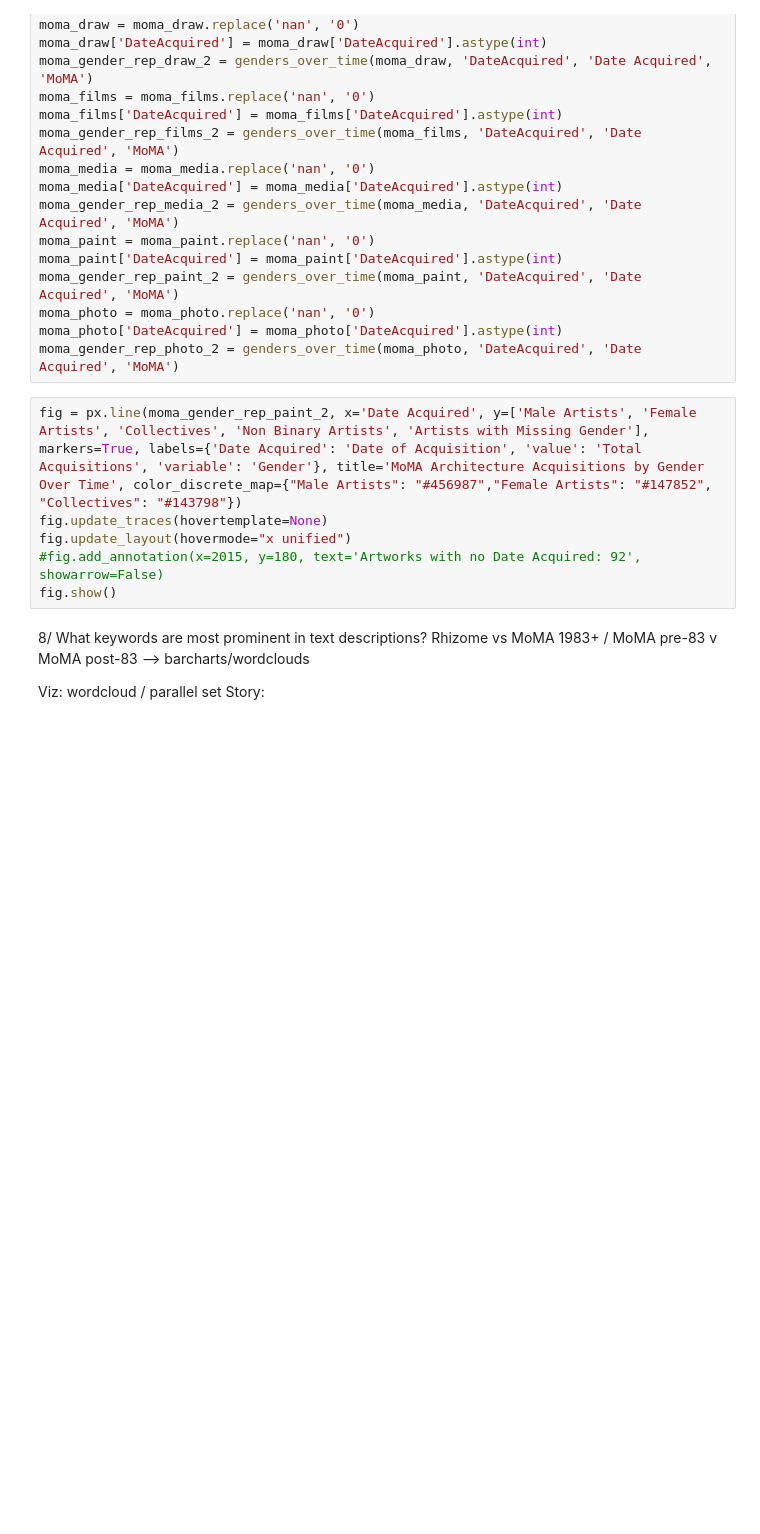
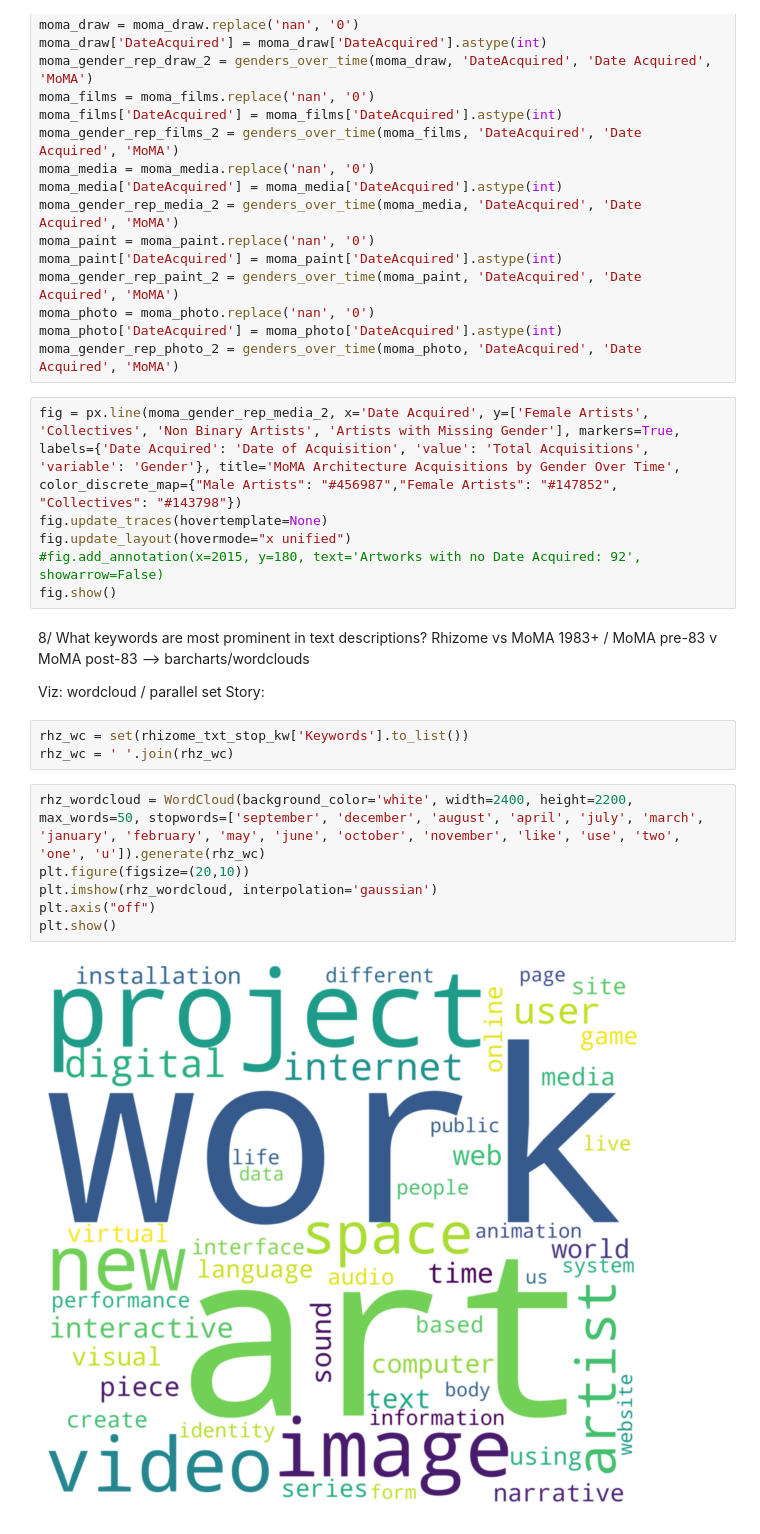
Before and after one commit to laurentfintoni/Net-Art-Rev, a Jupyter notebook: Lo_Viz_2.ipynb, the cells around one changed output. Saved outputs shown, nothing was run; the diff lists cells and outputs as text; blank space fills up the shorter version.

```diff
--- a/Lo_Viz_2.ipynb
+++ b/Lo_Viz_2.ipynb
@@ -589,7 +601,7 @@ moma_photo = moma_photo.replace('nan', '0')
 moma_photo['DateAcquired'] = moma_photo['DateAcquired'].astype(int)
 moma_gender_rep_photo_2 = genders_over_time(moma_photo, 'DateAcquired', 'Date Acquired', 'MoMA')
 # %%
-fig = px.line(moma_gender_rep_paint_2, x='Date Acquired', y=['Male Artists', 'Female Artists', 'Collectives', 'Non Binary Artists', 'Artists with Missing Gender'], markers=True, labels={'Date Acquired': 'Date of Acquisition', 'value': 'Total Acquisitions', 'variable': 'Gender'}, title='MoMA Architecture Acquisitions by Gender Over Time', color_discrete_map={"Male Artists": "#456987","Female Artists": "#147852", "Collectives": "#143798"})
+fig = px.line(moma_gender_rep_media_2, x='Date Acquired', y=['Female Artists', 'Collectives', 'Non Binary Artists', 'Artists with Missing Gender'], markers=True, labels={'Date Acquired': 'Date of Acquisition', 'value': 'Total Acquisitions', 'variable': 'Gender'}, title='MoMA Architecture Acquisitions by Gender Over Time', color_discrete_map={"Male Artists": "#456987","Female Artists": "#147852", "Collectives": "#143798"})
 fig.update_traces(hovertemplate=None)
 fig.update_layout(hovermode="x unified")
 #fig.add_annotation(x=2015, y=180, text='Artworks with no Date Acquired: 92', showarrow=False)
@@ -600,3 +612,14 @@ fig.show()
 
 Viz: wordcloud / parallel set
 Story:
+# %%
+rhz_wc = set(rhizome_txt_stop_kw['Keywords'].to_list())
+rhz_wc = ' '.join(rhz_wc)
+# %%
+rhz_wordcloud = WordCloud(background_color='white', width=2400, height=2200, max_words=50, stopwords=['september', 'december', 'august', 'april', 'july', 'march', 'january', 'february', 'may', 'june', 'october', 'november', 'like', 'use', 'two', 'one', 'u']).generate(rhz_wc)
+plt.figure(figsize=(20,10))
+plt.imshow(rhz_wordcloud, interpolation='gaussian')
+plt.axis("off")
+plt.show()
+# %% [output]
+[figure, added]
```
Also changed, not shown: parts of 18 cells of this notebook, 2 other files.
